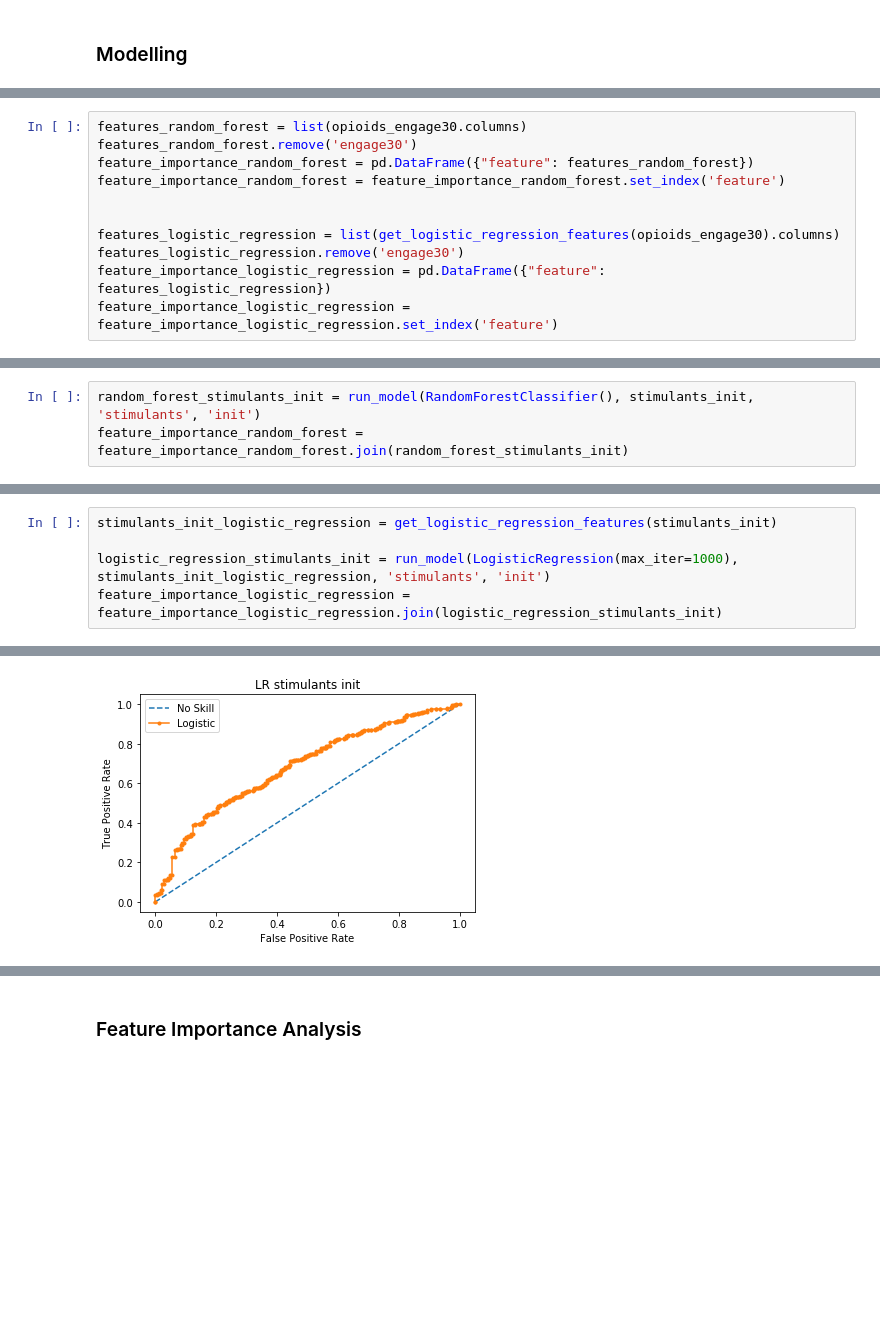
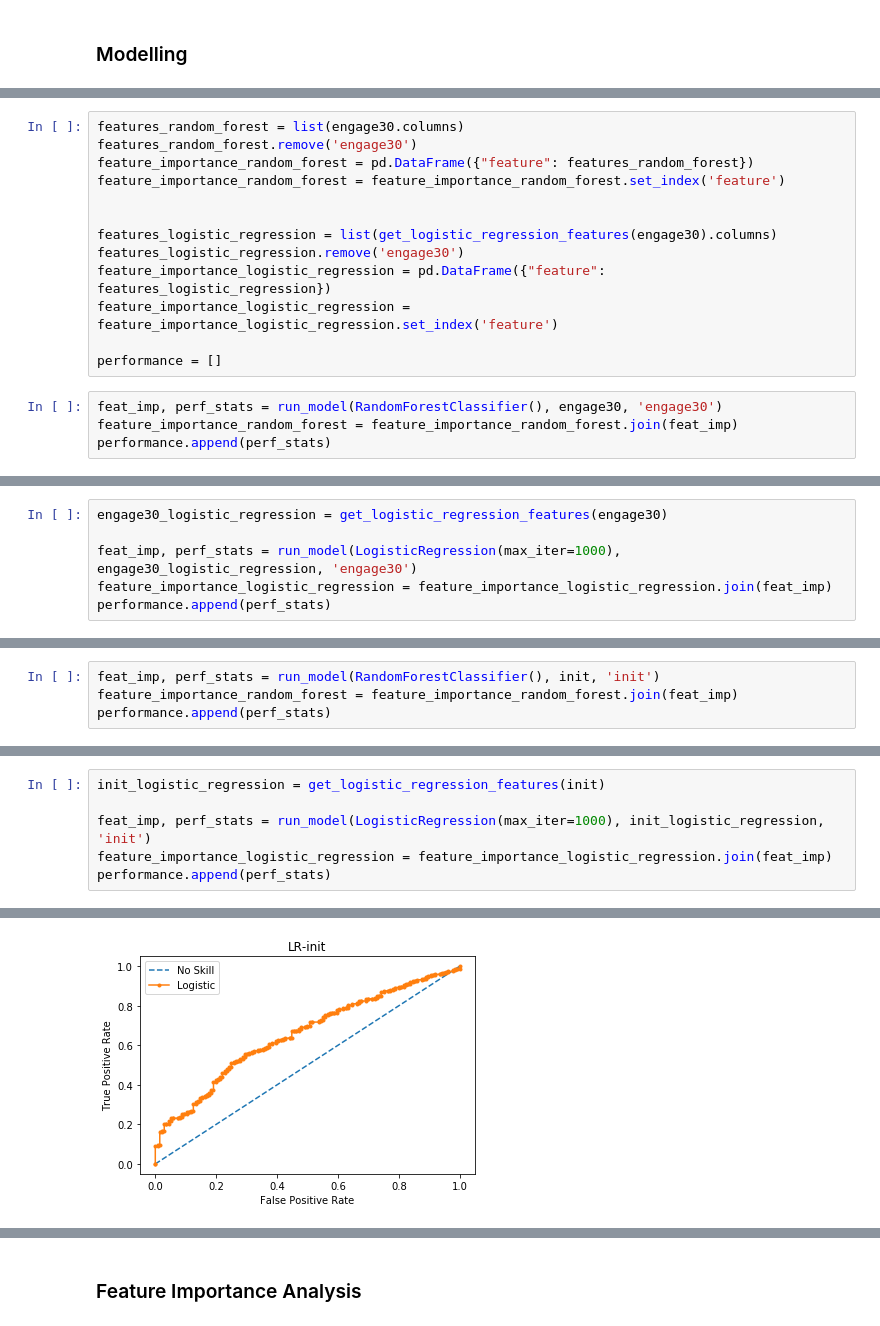
Before and after one commit to prathikr/Jordan-Prep, a Jupyter notebook: Jordan-Prep/mvp.ipynb, the cells around one changed output, grey strips where cells are left out. Cells and saved outputs as stored; diff of their text form; blank space fills up the shorter version.

```diff
--- a/Jordan-Prep/mvp.ipynb
+++ b/Jordan-Prep/mvp.ipynb
@@ -156,11 +144,17 @@ stimulants_init = stimulants.drop(columns=['engage30'])
 # %%
-features_random_forest = list(opioids_engage30.columns)
+features_random_forest = list(engage30.columns)
 features_random_forest.remove('engage30')
 feature_importance_random_forest = pd.DataFrame({"feature": features_random_forest})
 feature_importance_random_forest = feature_importance_random_forest.set_index('feature')
 
 
-features_logistic_regression = list(get_logistic_regression_features(opioids_engage30).columns)
+features_logistic_regression = list(get_logistic_regression_features(engage30).columns)
 features_logistic_regression.remove('engage30')
 feature_importance_logistic_regression = pd.DataFrame({"feature": features_logistic_regression})
 feature_importance_logistic_regression = feature_importance_logistic_regression.set_index('feature')
+
+performance = []
+# %%
+feat_imp, perf_stats = run_model(RandomForestClassifier(), engage30, 'engage30')
+feature_importance_random_forest = feature_importance_random_forest.join(feat_imp)
+performance.append(perf_stats)
@@ -166,0 +173,6 @@ feature_importance_logistic_regression = feature_importance_logistic_regression.
+# %%
+engage30_logistic_regression = get_logistic_regression_features(engage30)
+
+feat_imp, perf_stats = run_model(LogisticRegression(max_iter=1000), engage30_logistic_regression, 'engage30')
+feature_importance_logistic_regression = feature_importance_logistic_regression.join(feat_imp)
+performance.append(perf_stats)
@@ -167,4 +191,5 @@ feature_importance_logistic_regression = feature_importance_logistic_regression.
 # %%
-random_forest_stimulants_init = run_model(RandomForestClassifier(), stimulants_init, 'stimulants', 'init')
-feature_importance_random_forest = feature_importance_random_forest.join(random_forest_stimulants_init)
+feat_imp, perf_stats = run_model(RandomForestClassifier(), init, 'init')
+feature_importance_random_forest = feature_importance_random_forest.join(feat_imp)
+performance.append(perf_stats)
 # %% [output]
@@ -178,6 +207,7 @@ AUC: 0.691
 # %%
-stimulants_init_logistic_regression = get_logistic_regression_features(stimulants_init)
+init_logistic_regression = get_logistic_regression_features(init)
 
-logistic_regression_stimulants_init = run_model(LogisticRegression(max_iter=1000), stimulants_init_logistic_regression, 'stimulants', 'init')
-feature_importance_logistic_regression = feature_importance_logistic_regression.join(logistic_regression_stimulants_init)
+feat_imp, perf_stats = run_model(LogisticRegression(max_iter=1000), init_logistic_regression, 'init')
+feature_importance_logistic_regression = feature_importance_logistic_regression.join(feat_imp)
+performance.append(perf_stats)
 # %% [output]
@@ -190 +224 @@ AUC: 0.682
-[figure, old version]
+[figure, new version]
```
Also changed, not shown: parts of 32 cells of this notebook, 5 other files.
